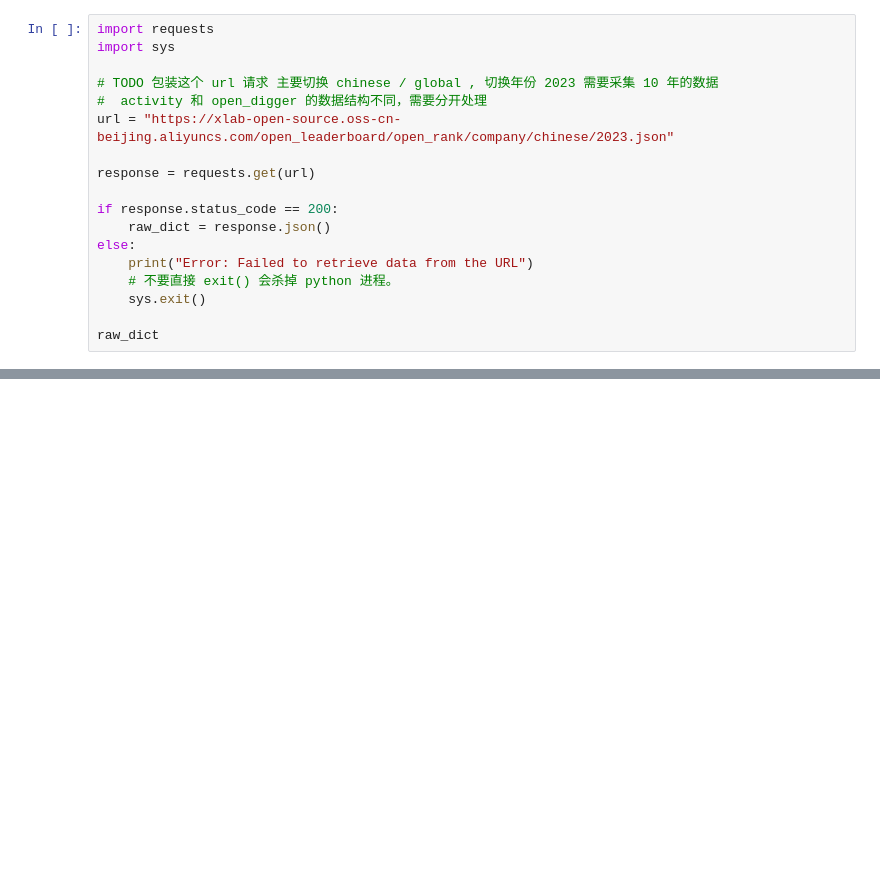
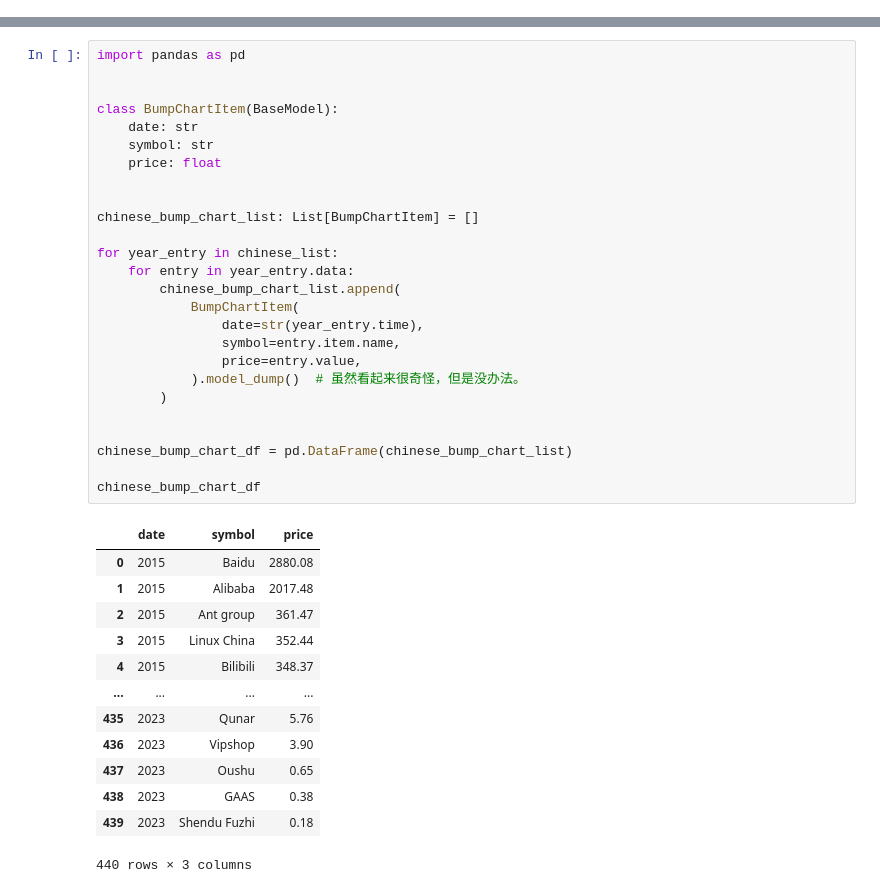
Before and after one commit to zhicheng-ning/eoss_observe, a Jupyter notebook: eoss_observe/main.ipynb, the cells around one changed output, grey strips where cells are left out. Cells and saved outputs as stored; diff of their text form; blank space fills up the shorter version.

Commit message:
新增 国内 bump chart demo

```diff
--- a/eoss_observe/main.ipynb
+++ b/eoss_observe/main.ipynb
@@ -9,18 +9,0 @@
-# %%
-import requests
-import sys
-
-# TODO 包装这个 url 请求 主要切换 chinese / global , 切换年份 2023 需要采集 10 年的数据
-#  activity 和 open_digger 的数据结构不同，需要分开处理
-url = "https://xlab-open-source.oss-cn-beijing.aliyuncs.com/open_leaderboard/open_rank/company/chinese/2023.json"
-
-response = requests.get(url)
-
-if response.status_code == 200:
-    raw_dict = response.json()
-else:
-    print("Error: Failed to retrieve data from the URL")
-    # 不要直接 exit() 会杀掉 python 进程。
-    sys.exit()
-
-raw_dict
@@ -137,0 +87,40 @@ shape: (61, 5)
+# %%
+import pandas as pd
+
+
+class BumpChartItem(BaseModel):
+    date: str
+    symbol: str
+    price: float
+
+
+chinese_bump_chart_list: List[BumpChartItem] = []
+
+for year_entry in chinese_list:
+    for entry in year_entry.data:
+        chinese_bump_chart_list.append(
+            BumpChartItem(
+                date=str(year_entry.time),
+                symbol=entry.item.name,
+                price=entry.value,
+            ).model_dump()  # 虽然看起来很奇怪，但是没办法。
+        )
+
+
+chinese_bump_chart_df = pd.DataFrame(chinese_bump_chart_list)
+
+chinese_bump_chart_df
+# %% [output]
+|  | date | symbol | price |
+| 0 | 2015 | Baidu | 2880.08 |
+| 1 | 2015 | Alibaba | 2017.48 |
+| 2 | 2015 | Ant group | 361.47 |
+| 3 | 2015 | Linux China | 352.44 |
+| 4 | 2015 | Bilibili | 348.37 |
+| ... | ... | ... | ... |
+| 435 | 2023 | Qunar | 5.76 |
+| 436 | 2023 | Vipshop | 3.90 |
+| 437 | 2023 | Oushu | 0.65 |
+| 438 | 2023 | GAAS | 0.38 |
+| 439 | 2023 | Shendu Fuzhi | 0.18 |
+440 rows × 3 columns
```
Also changed, not shown: parts of 11 cells of this notebook, 2 other files.
